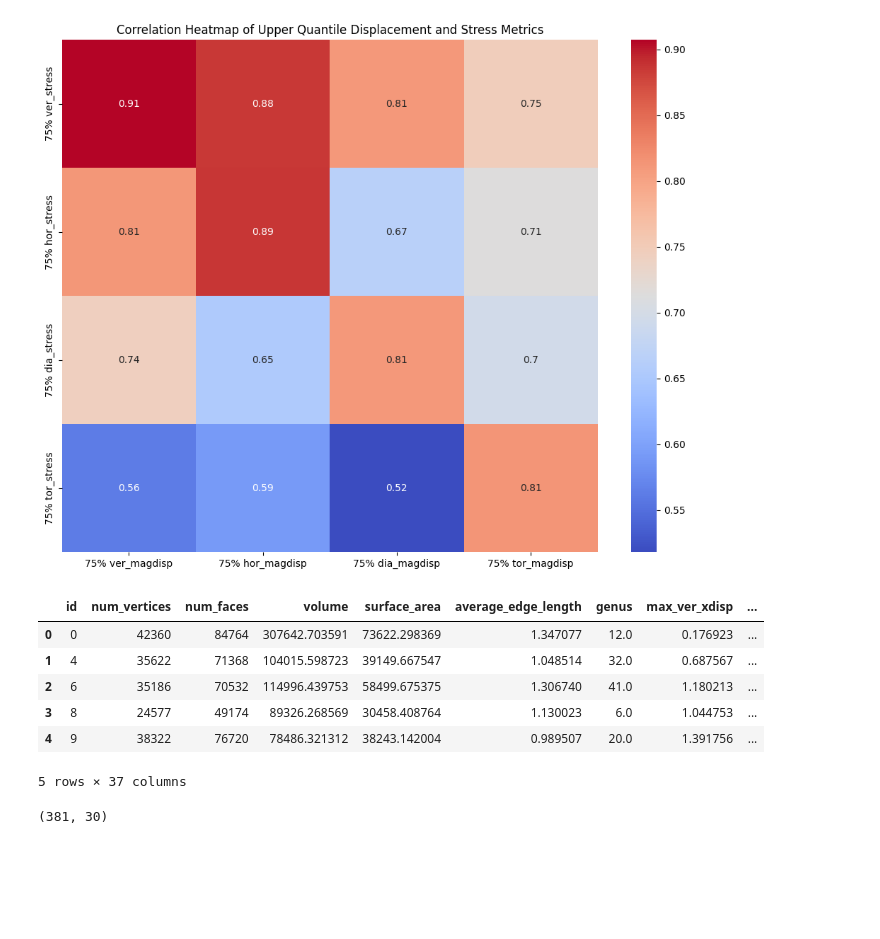
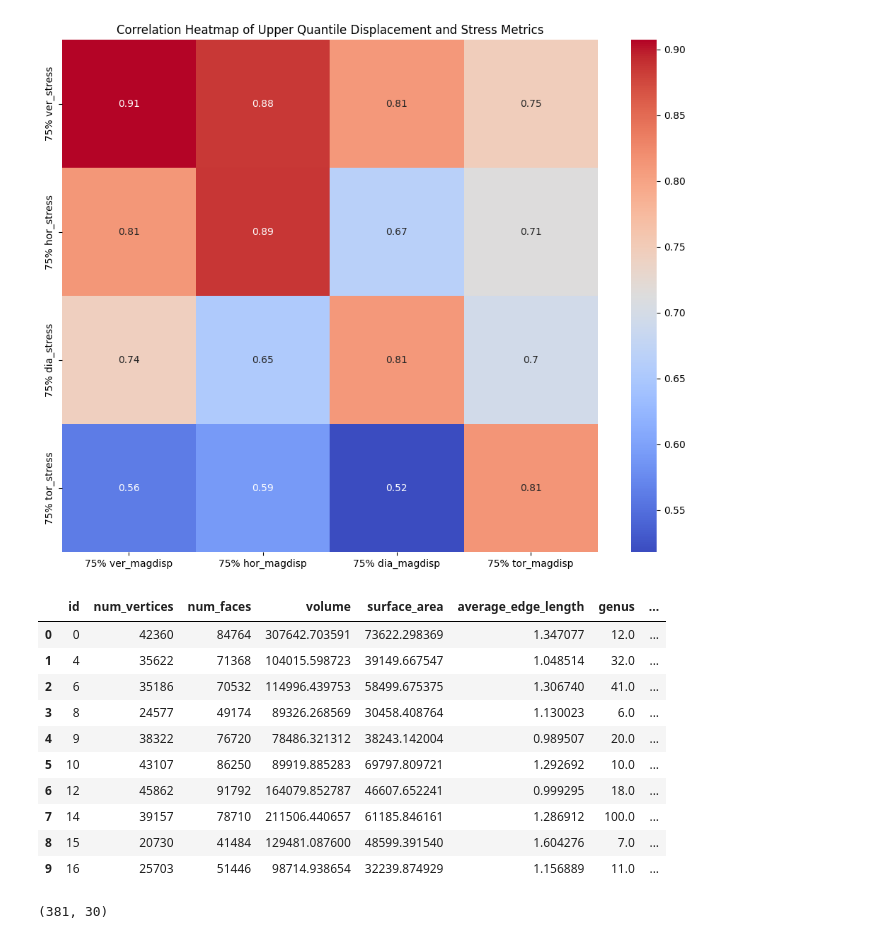
Before and after one commit to mishramlan/JEB-structural-simulation, a Jupyter notebook: Notebooks/Data_Analysis/data_analysis.ipynb, the cells around one changed output. Saved outputs shown, nothing was run; the diff lists cells and outputs as text; code cells hidden in the pictures; blank space fills up the shorter version.

```diff
--- a/Notebooks/Data_Analysis/data_analysis.ipynb
+++ b/Notebooks/Data_Analysis/data_analysis.ipynb
@@ -203,15 +203,19 @@ plt.show()
 # %%
 cad_data = pd.read_csv('/Users/User/Documents/Project_JEB/Results/Data_Analysis/working_table.csv')
 # %%
-cad_data.head(5)
+cad_data.head(10)
 # %% [output]
-|  | id | num_vertices | num_faces | volume | surface_area | average_edge_length | genus | max_ver_xdisp | ... |
-| 0 | 0 | 42360 | 84764 | 307642.703591 | 73622.298369 | 1.347077 | 12.0 | 0.176923 | ... |
-| 1 | 4 | 35622 | 71368 | 104015.598723 | 39149.667547 | 1.048514 | 32.0 | 0.687567 | ... |
-| 2 | 6 | 35186 | 70532 | 114996.439753 | 58499.675375 | 1.306740 | 41.0 | 1.180213 | ... |
-| 3 | 8 | 24577 | 49174 | 89326.268569 | 30458.408764 | 1.130023 | 6.0 | 1.044753 | ... |
-| 4 | 9 | 38322 | 76720 | 78486.321312 | 38243.142004 | 0.989507 | 20.0 | 1.391756 | ... |
+|  | id | num_vertices | num_faces | volume | surface_area | average_edge_length | genus | ... |
+| 0 | 0 | 42360 | 84764 | 307642.703591 | 73622.298369 | 1.347077 | 12.0 | ... |
+| 1 | 4 | 35622 | 71368 | 104015.598723 | 39149.667547 | 1.048514 | 32.0 | ... |
+| 2 | 6 | 35186 | 70532 | 114996.439753 | 58499.675375 | 1.306740 | 41.0 | ... |
+| 3 | 8 | 24577 | 49174 | 89326.268569 | 30458.408764 | 1.130023 | 6.0 | ... |
+| 4 | 9 | 38322 | 76720 | 78486.321312 | 38243.142004 | 0.989507 | 20.0 | ... |
+| 5 | 10 | 43107 | 86250 | 89919.885283 | 69797.809721 | 1.292692 | 10.0 | ... |
+| 6 | 12 | 45862 | 91792 | 164079.852787 | 46607.652241 | 0.999295 | 18.0 | ... |
+| 7 | 14 | 39157 | 78710 | 211506.440657 | 61185.846161 | 1.286912 | 100.0 | ... |
+| 8 | 15 | 20730 | 41484 | 129481.087600 | 48599.391540 | 1.604276 | 7.0 | ... |
+| 9 | 16 | 25703 | 51446 | 98714.938654 | 32239.874929 | 1.156889 | 11.0 | ... |
-5 rows × 37 columns
 # %%
 cad_data = cad_data.drop(columns=["download_file", "link_name", "author", "author_id", "test_split_0", "test_split_1", "test_split_2"])
 # %%
```
Also changed, not shown: parts of 1 cell of this notebook, 2 other files.
